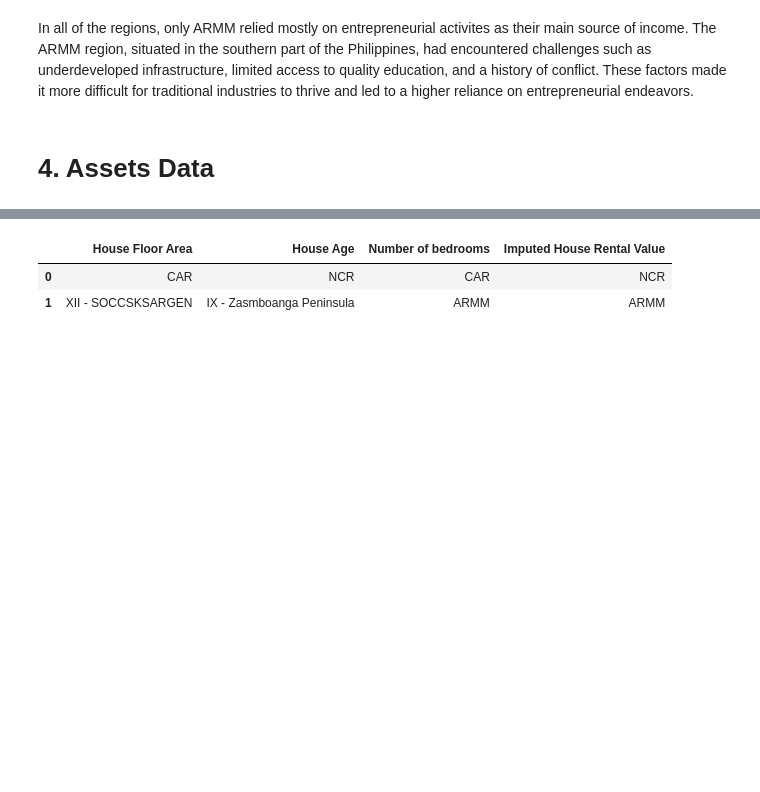
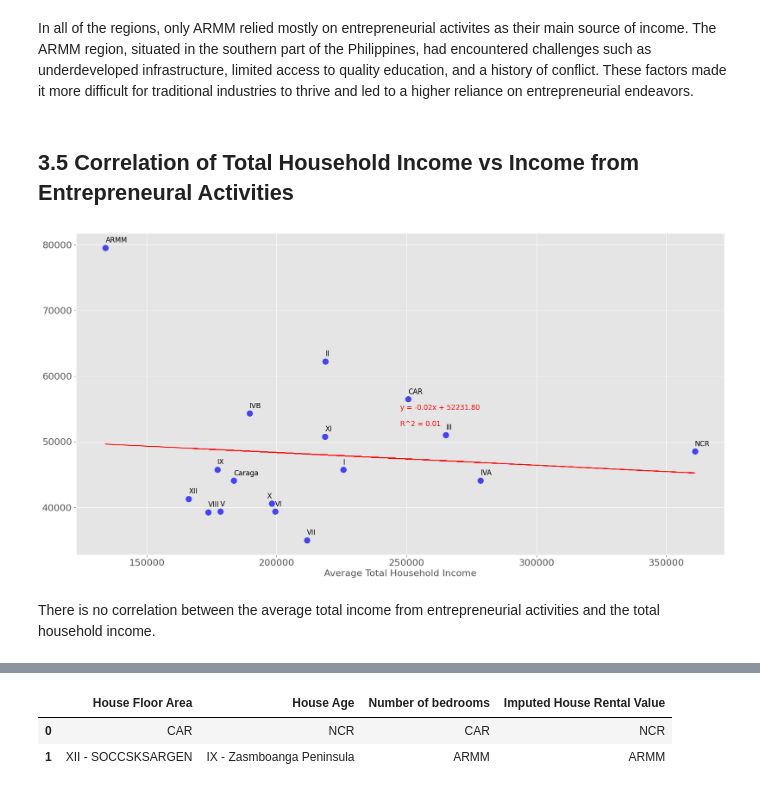
Before and after one commit to kiaraesguerra/filipino-income-expenditures, a Jupyter notebook: 01 EDA - Regional Average.ipynb, the cells around one changed output, grey strips where cells are left out. Drawn from its saved outputs; the diff is of its cells as text; code cells hidden in the pictures; blank space fills up the shorter version.

```diff
--- a/01 EDA - Regional Average.ipynb
+++ b/01 EDA - Regional Average.ipynb
@@ -126,5 +135,11 @@ bar_chart_regional_average(data, 'Total Income from Entrepreneurial Acitivites')
 [figure]
 # %% [markdown]
 In all of the regions, only ARMM relied mostly on entrepreneurial activites as their main source of income. The ARMM region, situated in the southern part of the Philippines, had encountered challenges such as underdeveloped infrastructure, limited access to quality education, and a history of conflict. These factors made it more difficult for traditional industries to thrive and led to a higher reliance on entrepreneurial endeavors.
-# %% [markdown]
-# 4. Assets Data
+# %% [markdown]
+## 3.5 Correlation of Total Household Income vs Income from Entrepreneural Activities
+# %%
+regional_scatter_plot(data, "Total Income from Entrepreneurial Acitivites")
+# %% [output]
+[figure, added]
+# %% [markdown]
+There is no correlation between the average total income from entrepreneurial activities and the total household income.
```
Also changed, not shown: parts of 43 cells of this notebook, 7 other files.
